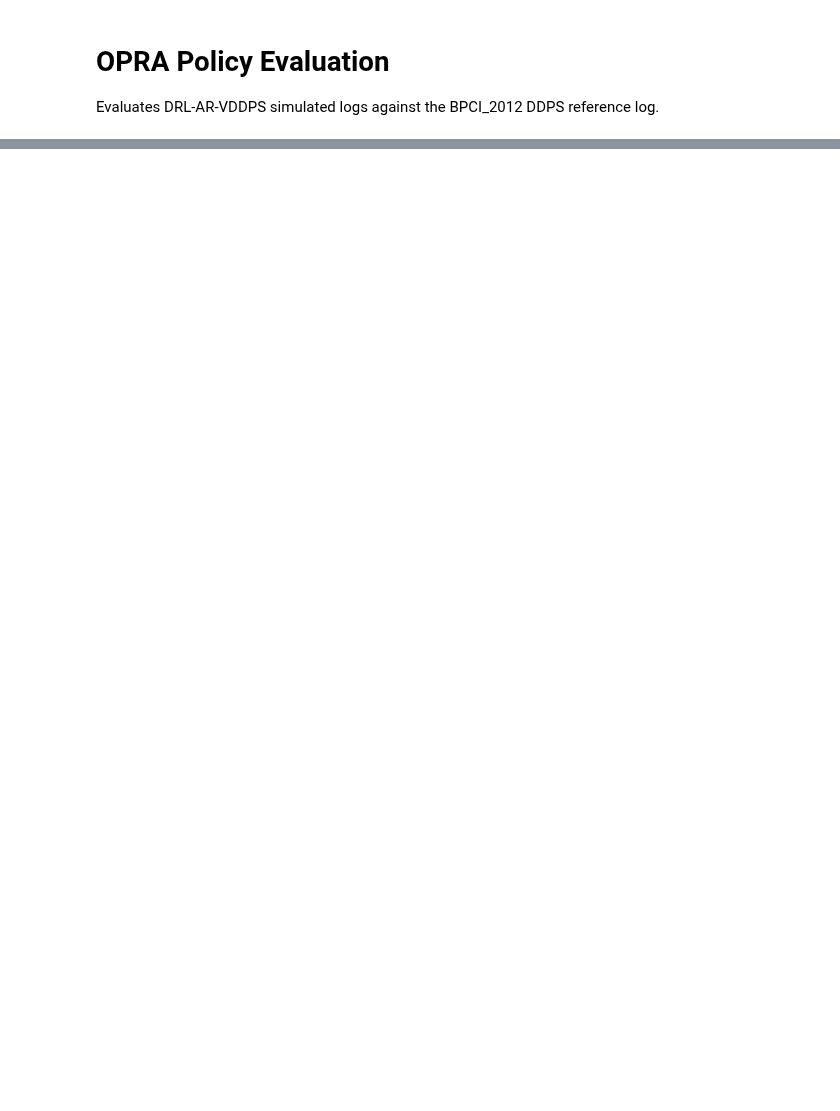
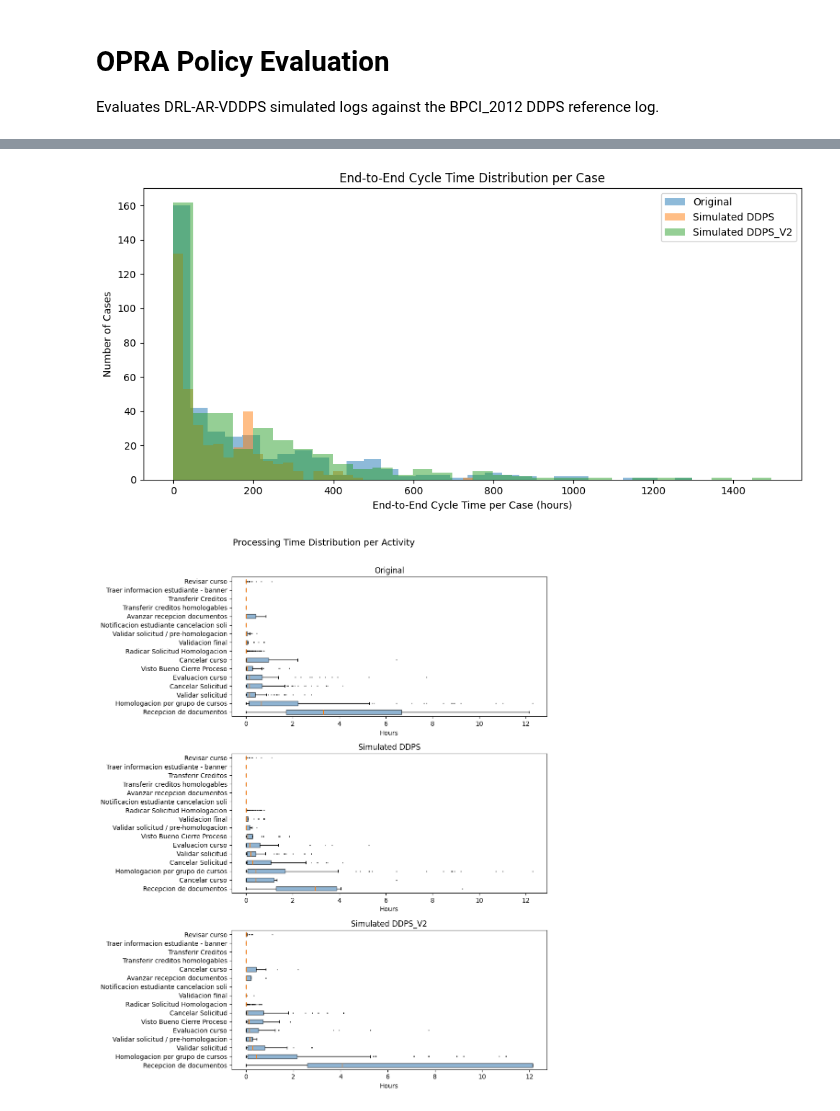
Before and after one commit to AdaptiveBProcess/Optimal-Predictor-of-Resources-and-Activities, a Jupyter notebook: evaluation.ipynb, the cells around one changed output, grey strips where cells are left out. Cells and saved outputs as stored; diff of their text form; code cells hidden in the pictures; blank space fills up the shorter version.

```diff
--- a/evaluation.ipynb
+++ b/evaluation.ipynb
@@ -52,0 +115,60 @@ evaluator.save_results(agg, output_dir='data/evaluation_results')
+# %%
+# Compare end-to-end Cycle Time Distributions (per case)
+def case_cycle_times(log, ids):
+    grouped = log.groupby(ids.case)
+    return (grouped[ids.end_time].max() - grouped[ids.start_time].min()).dt.total_seconds() / 3600
+
+ct1 = case_cycle_times(log1, original_ids)
+ct2 = case_cycle_times(log2, simulated_ids)
+ct3 = case_cycle_times(log3, simulated_ids)
+
+plt.figure(figsize=(10, 5))
+plt.hist(ct1, bins=30, alpha=0.5, label="Original")
+plt.hist(ct2, bins=30, alpha=0.5, label="Simulated DDPS")
+plt.hist(ct3, bins=30, alpha=0.5, label=f"Simulated {tag}")
+plt.xlabel("End-to-End Cycle Time per Case (hours)")
+plt.ylabel("Number of Cases")
+plt.legend()
+plt.title("End-to-End Cycle Time Distribution per Case")
+plt.tight_layout()
+plt.show()
+
+# Processing time & waiting time distributions per activity
+def add_times(log, ids):
+    log = log.sort_values([ids.case, ids.start_time]).copy()
+    log["processing_time"] = (log[ids.end_time] - log[ids.start_time]).dt.total_seconds() / 3600
+    log["prev_end"] = log.groupby(ids.case)[ids.end_time].shift(1)
+    log["waiting_time"] = ((log[ids.start_time] - log["prev_end"]).dt.total_seconds() / 3600).clip(lower=0)
+    return log
+
+log1 = add_times(log1, original_ids)
+log2 = add_times(log2, simulated_ids)
+log3 = add_times(log3, simulated_ids)
+
+def boxplot_per_activity(logs_labels, value_col, title):
+    n = len(logs_labels)
+    fig, axes = plt.subplots(n, 1, figsize=(10, n * 4))
+    if n == 1:
+        axes = [axes]
+    for ax, (log, ids, label) in zip(axes, logs_labels):
+        activities = log.groupby(ids.activity)[value_col].median().sort_values(ascending=False).index.tolist()
+        grouped = [log.loc[log[ids.activity] == a, value_col].dropna().values for a in activities]
+        ax.boxplot(grouped, vert=False, tick_labels=activities,
+                    flierprops=dict(marker=".", markersize=2, alpha=0.4),
+                    patch_artist=True, boxprops=dict(facecolor="steelblue", alpha=0.6))
+        ax.set_xlabel("Hours")
+        ax.set_title(label)
+    fig.suptitle(title, fontsize=14, y=1.01)
+    plt.tight_layout()
+    plt.show()
+
+logs_labels = [
+    (log1, original_ids, "Original"),
+    (log2, simulated_ids, "Simulated DDPS"),
+    (log3, simulated_ids, f"Simulated {tag}"),
+]
+boxplot_per_activity(logs_labels, "processing_time", "Processing Time Distribution per Activity")
+boxplot_per_activity(logs_labels, "waiting_time", "Waiting Time Distribution per Activity")
+# %% [output]
+[figure, added]
+[figure, added]
```
Also changed, not shown: parts of 12 cells of this notebook, 7 other files.
